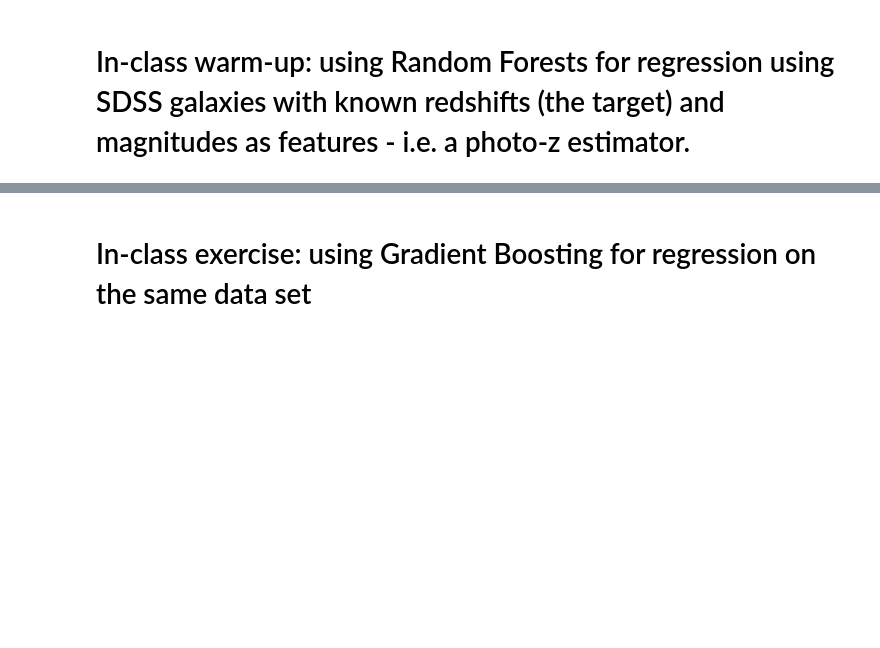
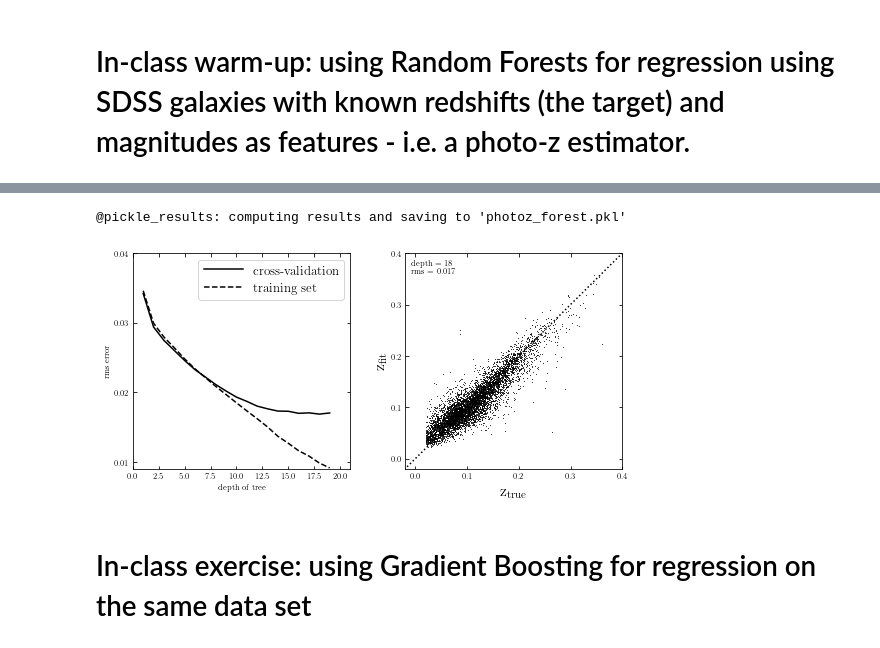
Before and after one commit to iamstarstuff/ztf_summer_school_2021, a Jupyter notebook: lectures/04/lecture04.ipynb, the cells around one changed output, grey strips where cells are left out. Cells and saved outputs as stored; diff of their text form; code cells hidden in the pictures; blank space fills up the shorter version.

```diff
--- a/lectures/04/lecture04.ipynb
+++ b/lectures/04/lecture04.ipynb
@@ -271,8 +282,8 @@ def compute_photoz_forest(depth):
 
     for i, d in enumerate(depth):
         # YOUR CODE HERE
-        #clf = RandomForestRegressor(...
-        #clf.fit(...
+        clf = RandomForestRegressor(n_estimators=10,max_features=3,max_depth=d,random_state=0)
+        clf.fit(mag_train,z_train)
 
         z_fit_train = clf.predict(mag_train)
         z_fit = clf.predict(mag_test)
@@ -299,33 +310,36 @@ fig.subplots_adjust(wspace=0.25,
 
 # left panel: plot cross-validation results
 ax = fig.add_subplot(121)
 ax.plot(depth, rms_test, '-k', label='cross-validation')
 ax.plot(depth, rms_train, '--k', label='training set')
 ax.legend(loc=1, prop=dict(size=13))
 
 ax.set_xlabel('depth of tree')
 ax.set_ylabel('rms error')
 
 ax.set_xlim(0, 21)
 ax.set_ylim(0.009,  0.04)
 ax.yaxis.set_major_locator(plt.MultipleLocator(0.01))
 
 # right panel: plot best fit
 ax = fig.add_subplot(122)
 ax.scatter(z_test, z_fit_best, s=1, lw=0, c='k')
 ax.plot([-0.1, 0.4], [-0.1, 0.4], ':k')
 ax.text(0.03, 0.97, "depth = %i\nrms = %.3f" % (best_depth, rms_test[i_best]),
         ha='left', va='top', transform=ax.transAxes)
 
 ax.set_xlabel(r'$\rm z_{true}$', fontsize=16)
 ax.set_ylabel(r'$\rm z_{fit}$', fontsize=16)
 
 ax.set_xlim(-0.02, 0.4001)
 ax.set_ylim(-0.02, 0.4001)
 ax.xaxis.set_major_locator(plt.MultipleLocator(0.1))
 ax.yaxis.set_major_locator(plt.MultipleLocator(0.1))
 
 plt.show()
+# %% [output]
+@pickle_results: computing results and saving to 'photoz_forest.pkl'
+[figure, added]
 # %% [markdown]
 # In-class exercise: using Gradient Boosting for regression on the same data set
 # %%
```
Also changed, not shown: parts of 12 cells of this notebook, 2 other files.
